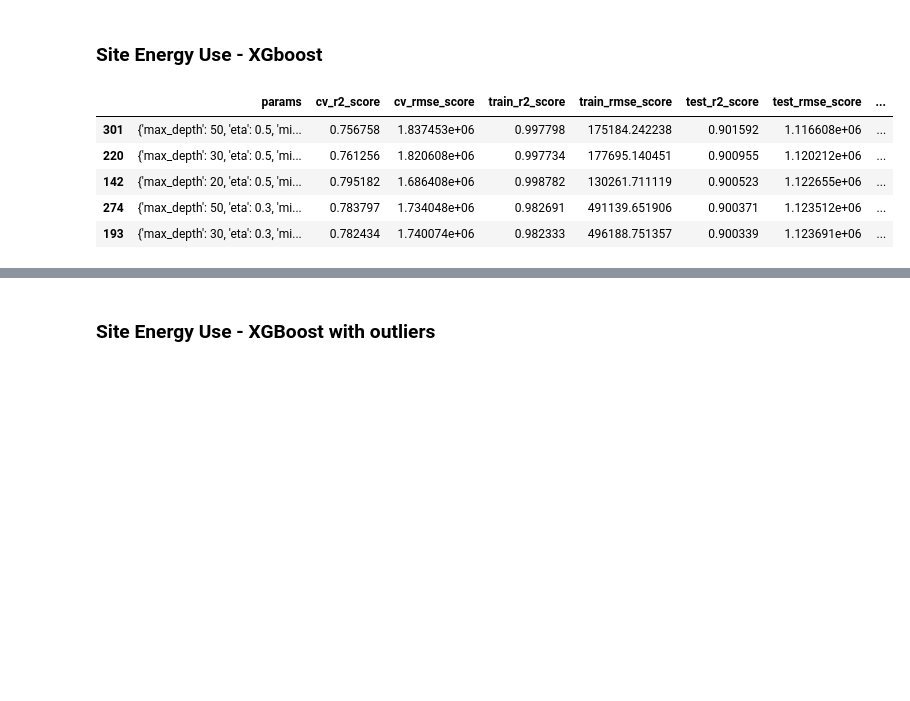
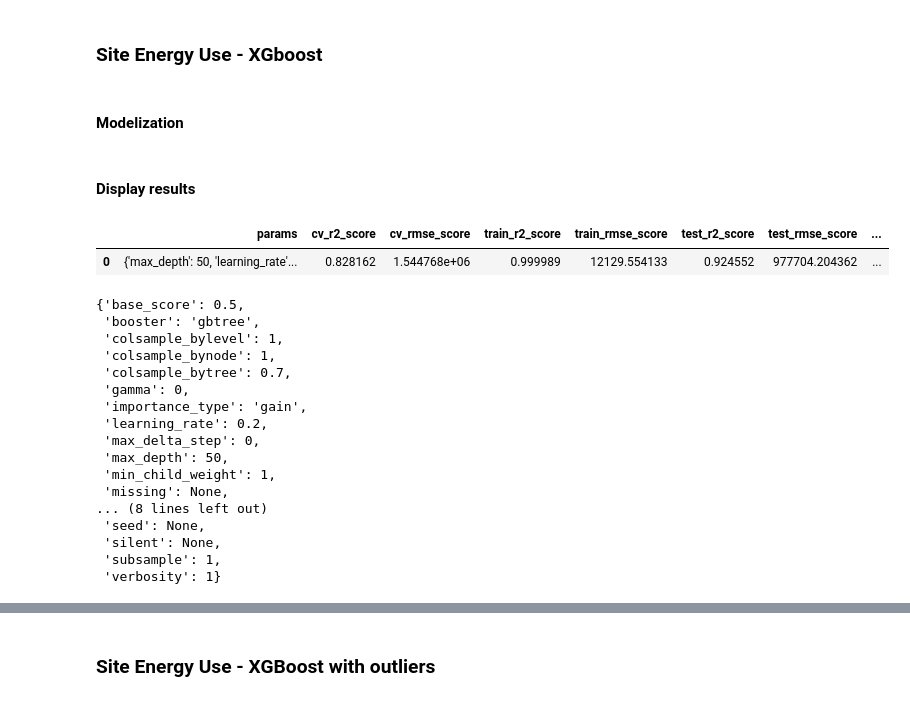
Before and after one commit to nicodesh/seattle-building-energy-prediction, a Jupyter notebook: seattle-building-energy-forecasting-part5.ipynb, the cells around one changed output, grey strips where cells are left out. Cells and saved outputs as stored; diff of their text form; code cells hidden in the pictures; blank space fills up the shorter version.

Commit message:
Models improvement

```diff
--- a/seattle-building-energy-forecasting-part5.ipynb
+++ b/seattle-building-energy-forecasting-part5.ipynb
@@ -372,22 +409,41 @@ display(scores1)
  'test_r2': 0.8801388862977408}
 # %% [markdown]
 ### Site Energy Use - XGboost
+# %% [markdown]
+#### Modelization
 # %%
-params = {'max_depth': [10, 20, 30, 50],
-          'eta': [0.1, 0.3, 0.5],
-          'min_child_weight': [1, 5, 10],
-          'subsample': [0.6, 0.8, 1.0],
-          'colsample_bytree': [0.6, 0.8, 1.0],
+params = {'max_depth': [50],
+          'learning_rate': [0.2], # (XGBoost eta)
+          'min_child_weight': [1],
+          'subsample': [1],
+          'colsample_bytree': [0.7],
           'objective': ['reg:squarederror'],
-          'nthread': [4]}
+          'n_jobs': [4],
+          'n_estimators':[50]}
 
-classifier2 = my_xgb(data_prep.drop([target2, "ENERGYSTARScore"], axis=1), params, target1)
+regressor2, model2, X_test2, y_test2 = my_xgb(data_prep.drop([target2, "ENERGYSTARScore"], axis=1), params, target1)
+# %% [markdown]
+#### Display results
 # %%
-display(pd.DataFrame(classifier2).sort_values(by="test_rmse_score").head(5))
+display(pd.DataFrame(regressor2).sort_values(by="cv_rmse_score").head(5))
+model2.get_params()
 # %% [output]
 |  | params | cv_r2_score | cv_rmse_score | train_r2_score | train_rmse_score | test_r2_score | test_rmse_score | ... |
-| 301 | {'max_depth': 50, 'eta': 0.5, 'mi... | 0.756758 | 1.837453e+06 | 0.997798 | 175184.242238 | 0.901592 | 1.116608e+06 | ... |
-| 220 | {'max_depth': 30, 'eta': 0.5, 'mi... | 0.761256 | 1.820608e+06 | 0.997734 | 177695.140451 | 0.900955 | 1.120212e+06 | ... |
-| 142 | {'max_depth': 20, 'eta': 0.5, 'mi... | 0.795182 | 1.686408e+06 | 0.998782 | 130261.711119 | 0.900523 | 1.122655e+06 | ... |
-| 274 | {'max_depth': 50, 'eta': 0.3, 'mi... | 0.783797 | 1.734048e+06 | 0.982691 | 491139.651906 | 0.900371 | 1.123512e+06 | ... |
-| 193 | {'max_depth': 30, 'eta': 0.3, 'mi... | 0.782434 | 1.740074e+06 | 0.982333 | 496188.751357 | 0.900339 | 1.123691e+06 | ... |
+| 0 | {'max_depth': 50, 'learning_rate'... | 0.828162 | 1.544768e+06 | 0.999989 | 12129.554133 | 0.924552 | 977704.204362 | ... |
+{'base_score': 0.5,
+ 'booster': 'gbtree',
+ 'colsample_bylevel': 1,
+ 'colsample_bynode': 1,
+ 'colsample_bytree': 0.7,
+ 'gamma': 0,
+ 'importance_type': 'gain',
+ 'learning_rate': 0.2,
+ 'max_delta_step': 0,
+ 'max_depth': 50,
+ 'min_child_weight': 1,
+ 'missing': None,
+... (8 lines left out)
+ 'seed': None,
+ 'silent': None,
+ 'subsample': 1,
+ 'verbosity': 1}
```
Also changed, not shown: parts of 40 cells of this notebook.
